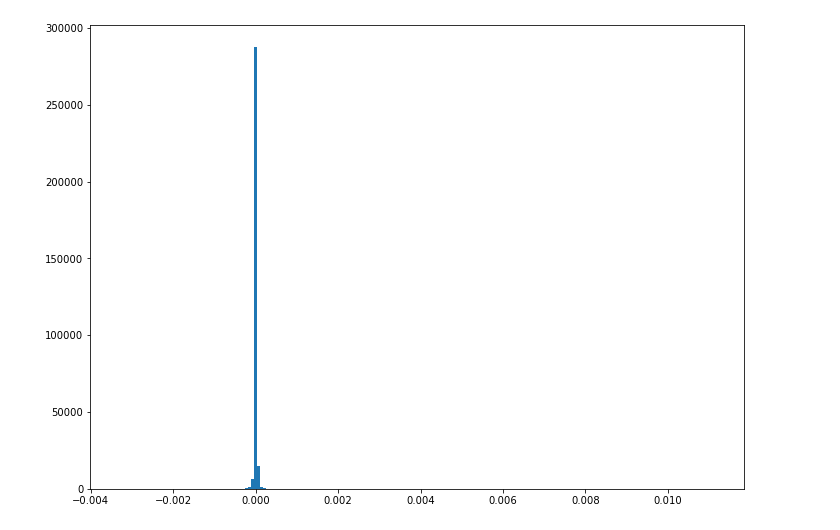
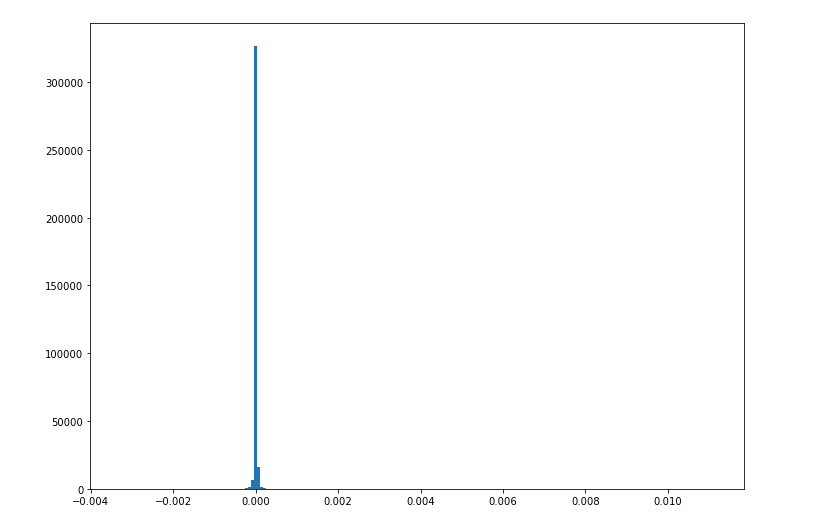
Before and after one commit to khademi/Neural-Decoding, a Jupyter notebook: compute-igs3.ipynb, the cells around one changed output. Saved outputs shown, nothing was run; the diff lists cells and outputs as text; code cells hidden in the pictures.

```diff
--- a/compute-igs3.ipynb
+++ b/compute-igs3.ipynb
@@ -129,16 +100,16 @@ def get_prop(sub, j, ig_type):
 # %%
 j = 90
 igs = nib.load(output_dir + 'image_data/vis/igs-p-' + sub + '-c' + str(j) + '.nii.gz')
-igs = nilearn.image.resample_img(igs, target_shape=(79, 95, 69), target_affine=igs.affine)
+igs = nilearn.image.resample_img(igs, target_shape=(91, 109, 91), target_affine=igs.affine)
 igs = np.array(igs.dataobj)
 #igs = igs[6:91-6, 7:109-7, 11:91-11]
 tmp = igs.reshape(-1)
 tmp[tmp == 0.0] = np.nan
 tmp = tmp[~np.isnan(tmp)]
 fig, axs = plt.subplots(1, 1, figsize =(10, 7), tight_layout = True)
 axs.hist(tmp, bins=200)
 # Show plot
 plt.show()
 # %% [output]
-[figure, old version]
+[figure, new version]
 # %%
```
Also changed, not shown: parts of 14 cells of this notebook, 3 other files.
